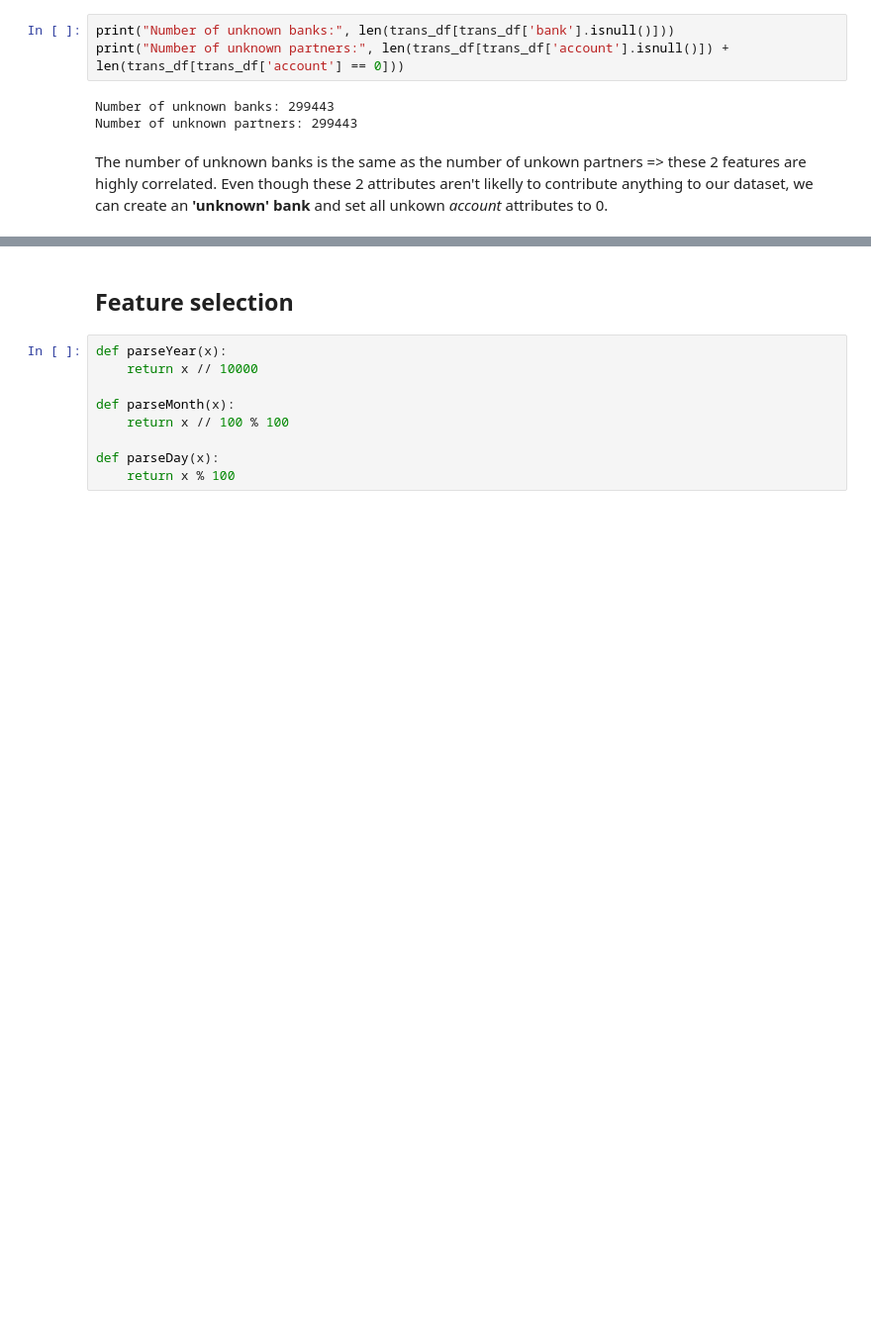
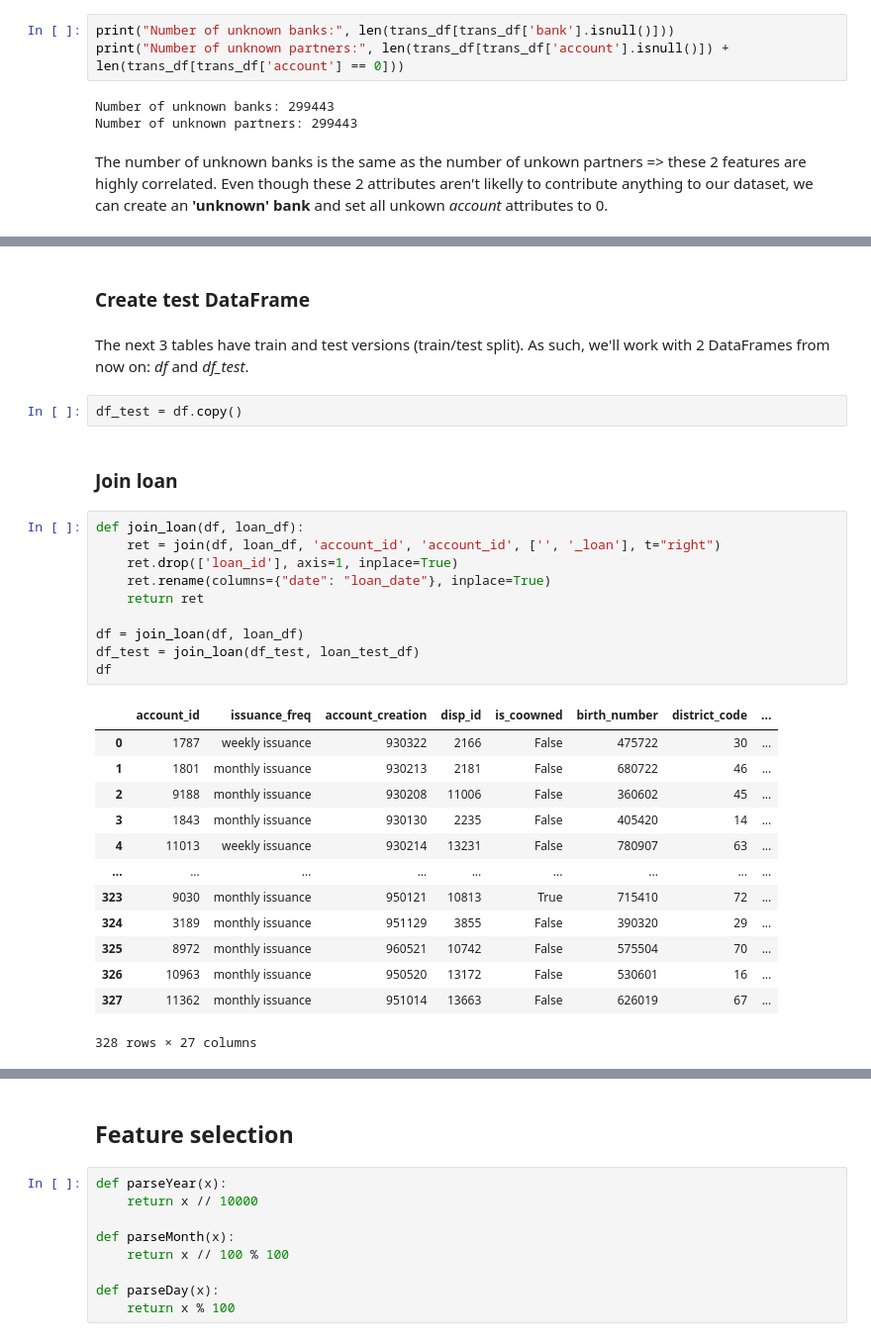
Before and after one commit to JoaoCostaIFG/AC, a Jupyter notebook: Banking.ipynb, the cells around one changed output, grey strips where cells are left out. Shown at 99% size. Drawn from its saved outputs; the diff is of its cells as text; blank space fills up the shorter version.

```diff
--- a/Banking.ipynb
+++ b/Banking.ipynb
@@ -365,0 +466,32 @@ trans_df.head()
+# %% [markdown]
+### Create test DataFrame
+# %% [markdown]
+The next 3 tables have train and test versions (train/test split). As such, we'll work with 2 DataFrames from now on: _df_ and _df\_test_.
+# %%
+df_test = df.copy()
+# %% [markdown]
+### Join loan
+# %%
+def join_loan(df, loan_df):
+    ret = join(df, loan_df, 'account_id', 'account_id', ['', '_loan'], t="right")
+    ret.drop(['loan_id'], axis=1, inplace=True)
+    ret.rename(columns={"date": "loan_date"}, inplace=True)
+    return ret
+
+df = join_loan(df, loan_df)
+df_test = join_loan(df_test, loan_test_df)
+df
+# %% [output]
+|  | account_id | issuance_freq | account_creation | disp_id | is_coowned | birth_number | district_code | ... |
+| 0 | 1787 | weekly issuance | 930322 | 2166 | False | 475722 | 30 | ... |
+| 1 | 1801 | monthly issuance | 930213 | 2181 | False | 680722 | 46 | ... |
+| 2 | 9188 | monthly issuance | 930208 | 11006 | False | 360602 | 45 | ... |
+| 3 | 1843 | monthly issuance | 930130 | 2235 | False | 405420 | 14 | ... |
+| 4 | 11013 | weekly issuance | 930214 | 13231 | False | 780907 | 63 | ... |
+| ... | ... | ... | ... | ... | ... | ... | ... | ... |
+| 323 | 9030 | monthly issuance | 950121 | 10813 | True | 715410 | 72 | ... |
+| 324 | 3189 | monthly issuance | 951129 | 3855 | False | 390320 | 29 | ... |
+| 325 | 8972 | monthly issuance | 960521 | 10742 | False | 575504 | 70 | ... |
+| 326 | 10963 | monthly issuance | 950520 | 13172 | False | 530601 | 16 | ... |
+| 327 | 11362 | monthly issuance | 951014 | 13663 | False | 626019 | 67 | ... |
+328 rows × 27 columns
```
Also changed, not shown: parts of 62 cells of this notebook.
